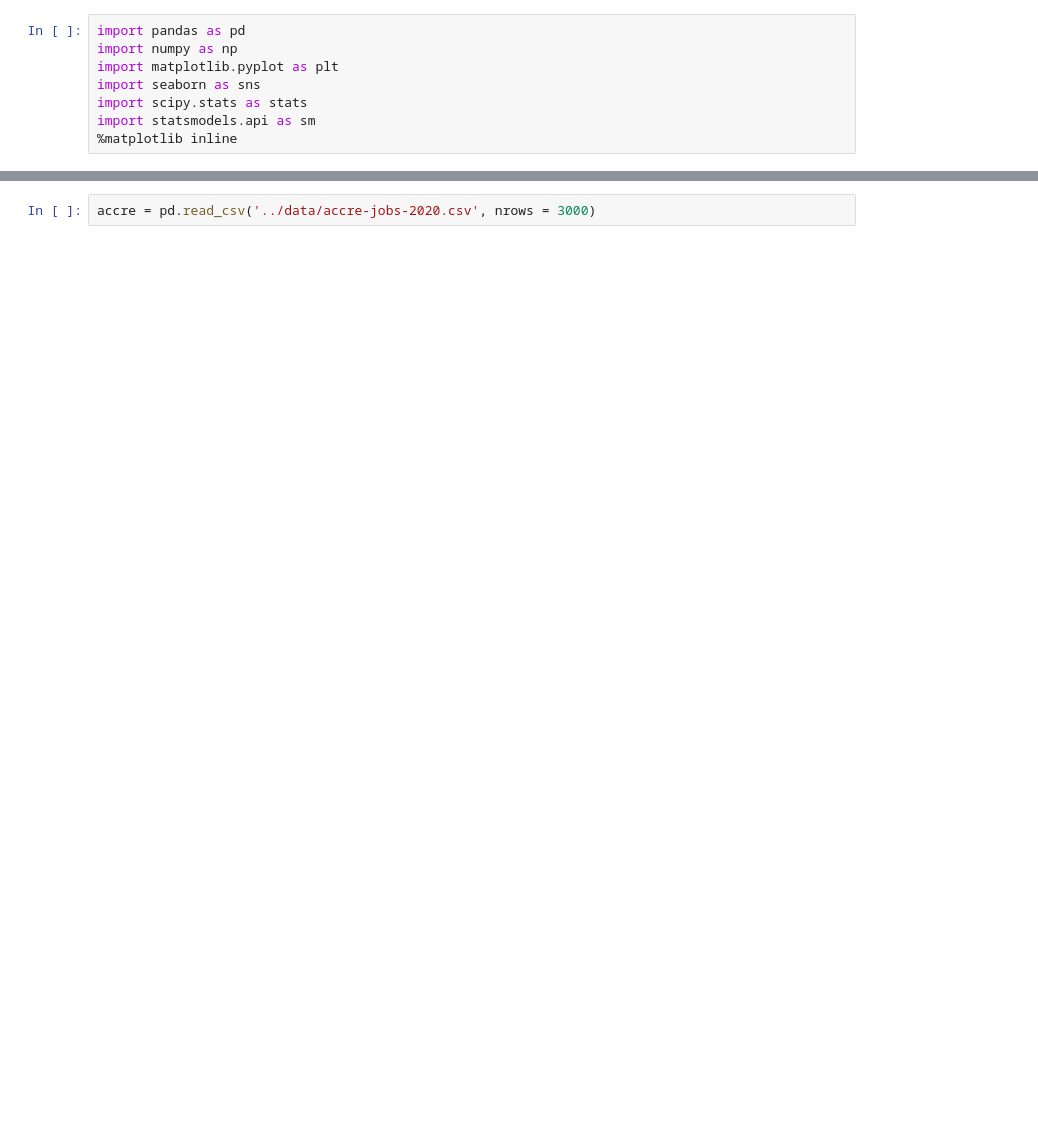
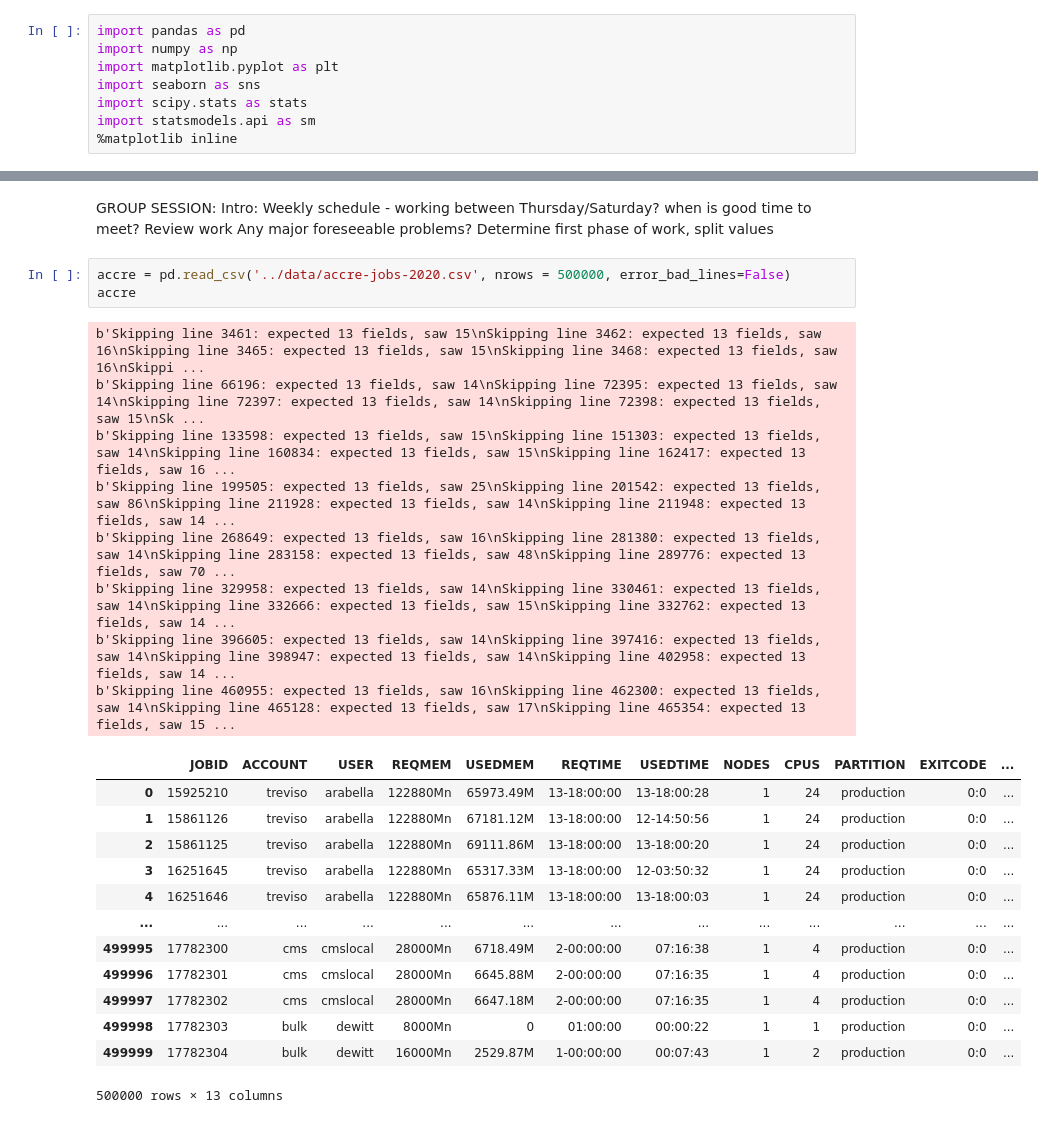
Before and after one commit to nss-data-science-cohort-4/dq2-accre-very-success, a Jupyter notebook: notebooks/ACCRE-Testing.ipynb, the cells around one changed output, grey strips where cells are left out. Drawn from its saved outputs; the diff is of its cells as text; blank space fills up the shorter version.

```diff
--- a/notebooks/ACCRE-Testing.ipynb
+++ b/notebooks/ACCRE-Testing.ipynb
@@ -9,2 +28,31 @@ import statsmodels.api as sm
+# %% [markdown]
+GROUP SESSION:
+Intro: Weekly schedule - working between Thursday/Saturday? when is good time to meet?
+Review work
+Any major foreseeable problems?
+Determine first phase of work, split values
 # %%
-accre = pd.read_csv('../data/accre-jobs-2020.csv', nrows = 3000)
+accre = pd.read_csv('../data/accre-jobs-2020.csv', nrows = 500000, error_bad_lines=False)
+accre
+# %% [output]
+b'Skipping line 3461: expected 13 fields, saw 15\nSkipping line 3462: expected 13 fields, saw 16\nSkipping line 3465: expected 13 fields, saw 15\nSkipping line 3468: expected 13 fields, saw 16\nSkippi ...
+b'Skipping line 66196: expected 13 fields, saw 14\nSkipping line 72395: expected 13 fields, saw 14\nSkipping line 72397: expected 13 fields, saw 14\nSkipping line 72398: expected 13 fields, saw 15\nSk ...
+b'Skipping line 133598: expected 13 fields, saw 15\nSkipping line 151303: expected 13 fields, saw 14\nSkipping line 160834: expected 13 fields, saw 15\nSkipping line 162417: expected 13 fields, saw 16 ...
+b'Skipping line 199505: expected 13 fields, saw 25\nSkipping line 201542: expected 13 fields, saw 86\nSkipping line 211928: expected 13 fields, saw 14\nSkipping line 211948: expected 13 fields, saw 14 ...
+b'Skipping line 268649: expected 13 fields, saw 16\nSkipping line 281380: expected 13 fields, saw 14\nSkipping line 283158: expected 13 fields, saw 48\nSkipping line 289776: expected 13 fields, saw 70 ...
+b'Skipping line 329958: expected 13 fields, saw 14\nSkipping line 330461: expected 13 fields, saw 14\nSkipping line 332666: expected 13 fields, saw 15\nSkipping line 332762: expected 13 fields, saw 14 ...
+b'Skipping line 396605: expected 13 fields, saw 14\nSkipping line 397416: expected 13 fields, saw 14\nSkipping line 398947: expected 13 fields, saw 14\nSkipping line 402958: expected 13 fields, saw 14 ...
+b'Skipping line 460955: expected 13 fields, saw 16\nSkipping line 462300: expected 13 fields, saw 14\nSkipping line 465128: expected 13 fields, saw 17\nSkipping line 465354: expected 13 fields, saw 15 ...
+|  | JOBID | ACCOUNT | USER | REQMEM | USEDMEM | REQTIME | USEDTIME | NODES | CPUS | PARTITION | EXITCODE | ... |
+| 0 | 15925210 | treviso | arabella | 122880Mn | 65973.49M | 13-18:00:00 | 13-18:00:28 | 1 | 24 | production | 0:0 | ... |
+| 1 | 15861126 | treviso | arabella | 122880Mn | 67181.12M | 13-18:00:00 | 12-14:50:56 | 1 | 24 | production | 0:0 | ... |
+| 2 | 15861125 | treviso | arabella | 122880Mn | 69111.86M | 13-18:00:00 | 13-18:00:20 | 1 | 24 | production | 0:0 | ... |
+| 3 | 16251645 | treviso | arabella | 122880Mn | 65317.33M | 13-18:00:00 | 12-03:50:32 | 1 | 24 | production | 0:0 | ... |
+| 4 | 16251646 | treviso | arabella | 122880Mn | 65876.11M | 13-18:00:00 | 13-18:00:03 | 1 | 24 | production | 0:0 | ... |
+| ... | ... | ... | ... | ... | ... | ... | ... | ... | ... | ... | ... | ... |
+| 499995 | 17782300 | cms | cmslocal | 28000Mn | 6718.49M | 2-00:00:00 | 07:16:38 | 1 | 4 | production | 0:0 | ... |
+| 499996 | 17782301 | cms | cmslocal | 28000Mn | 6645.88M | 2-00:00:00 | 07:16:35 | 1 | 4 | production | 0:0 | ... |
+| 499997 | 17782302 | cms | cmslocal | 28000Mn | 6647.18M | 2-00:00:00 | 07:16:35 | 1 | 4 | production | 0:0 | ... |
+| 499998 | 17782303 | bulk | dewitt | 8000Mn | 0 | 01:00:00 | 00:00:22 | 1 | 1 | production | 0:0 | ... |
+| 499999 | 17782304 | bulk | dewitt | 16000Mn | 2529.87M | 1-00:00:00 | 00:07:43 | 1 | 2 | production | 0:0 | ... |
+500000 rows × 13 columns
```
Also changed, not shown: parts of 20 cells of this notebook.
